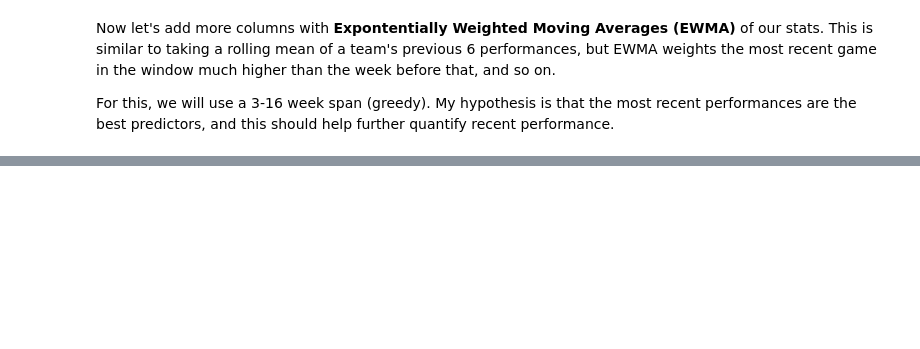
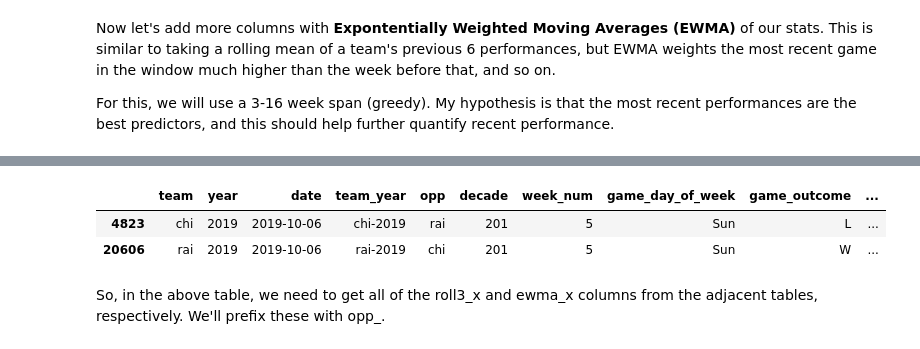
Before and after one commit to edubu2/metis-project2, a Jupyter notebook: code/clean_game_data.ipynb, the cells around one changed output, grey strips where cells are left out. Saved outputs shown, nothing was run; the diff lists cells and outputs as text; code cells hidden in the pictures; blank space fills up the shorter version.

```diff
--- a/code/clean_game_data.ipynb
+++ b/code/clean_game_data.ipynb
@@ -127,7 +127,7 @@ def apply_game_id(row):
     teams.append(str(row['opp']))
     teams.sort()
 
-    game_id = teams[0] + '-' +  teams[1] + '-' + str(row['date'])[:-8]
+    game_id = teams[0] + '-' +  teams[1] + '-' + str(row['date'])[:-9]
     return game_id
 # %%
 game_df['game_id'] = game_df.apply(apply_game_id, axis=1)
@@ -257,26 +269,27 @@ game_df[mask]
 # using margin instead of wins here... if we want to get num wins in last three weeks,
 #  will need to do differently using sum instead of mean
 
-roll_cols = ['pts_off', 'pts_def', 'margin', 'first_down_off', 'yards_off',
-             'pass_yds_off', 'rush_yds_off', 'to_off', 'yards_def', 'pass_yds_def',
-             'rush_yds_def', 'to_def', 'exp_pts_off', 'exp_pts_def', 'exp_pts_st']
+# don't use prev_ columns, we will just shift them down when we use .transform()
+roll_cols = ['result_win', 'result_tie', 'pts_off', 'pts_def', 'margin', 'first_down_off', 'yards_off',
+             'pass_yds_off', 'rush_yds_off', 'to_off', 'to2_off', 'yards_def', 'pass_yds_def',
+             'rush_yds_def', 'to_def', 'to2_def']
 # %%
 roll3_cols = ['roll3_' + col_name for col_name in roll_cols]
 
 game_df[roll3_cols] = (game_df.groupby('team_year')[roll_cols]
                       .transform(lambda x: round(x.shift(1).rolling(3).mean(), 3)))
 # %%
-# get rolling wins (sum)
+# get rolling wins (sum) (commented out to try using mean)
 
 rolling_wins = (game_df.groupby('team_year')['result_win']
                       .transform(lambda x: round(x.shift(1).rolling(3).sum(), 3)))
 
-game_df.insert(loc=38, column='roll3_wins', value=rolling_wins)
+game_df.insert(loc=53, column='roll3_num_wins', value=rolling_wins)
 
 rolling_ties = (game_df.groupby('team_year')['result_win']
                       .transform(lambda x: round(x.shift(1).rolling(3).sum(), 3)))
 
-game_df.insert(loc=38, column='roll3_ties', value=rolling_ties)
+game_df.insert(loc=53, column='roll3_num_ties', value=rolling_ties)
 # %% [markdown]
 Now let's add more columns with **Expontentially Weighted Moving Averages (EWMA)** of our stats. This is similar to taking a rolling mean of a team's previous 6 performances, but EWMA weights the most recent game in the window much higher than the week before that, and so on.
 
@@ -297,0 +343,9 @@ Looks good!!
+# %%
+mask = (game_df.game_id == 'chi-rai-2019-10-06')
+game_df[mask]
+# %% [output]
+|  | team | year | date | team_year | opp | decade | week_num | game_day_of_week | game_outcome | ... |
+| 4823 | chi | 2019 | 2019-10-06 | chi-2019 | rai | 201 | 5 | Sun | L | ... |
+| 20606 | rai | 2019 | 2019-10-06 | rai-2019 | chi | 201 | 5 | Sun | W | ... |
+# %% [markdown]
+So, in the above table, we need to get all of the roll3_x and ewma_x columns from the adjacent tables, respectively. We'll prefix these with opp_.
```
Also changed, not shown: parts of 27 cells of this notebook, 1 other file.
